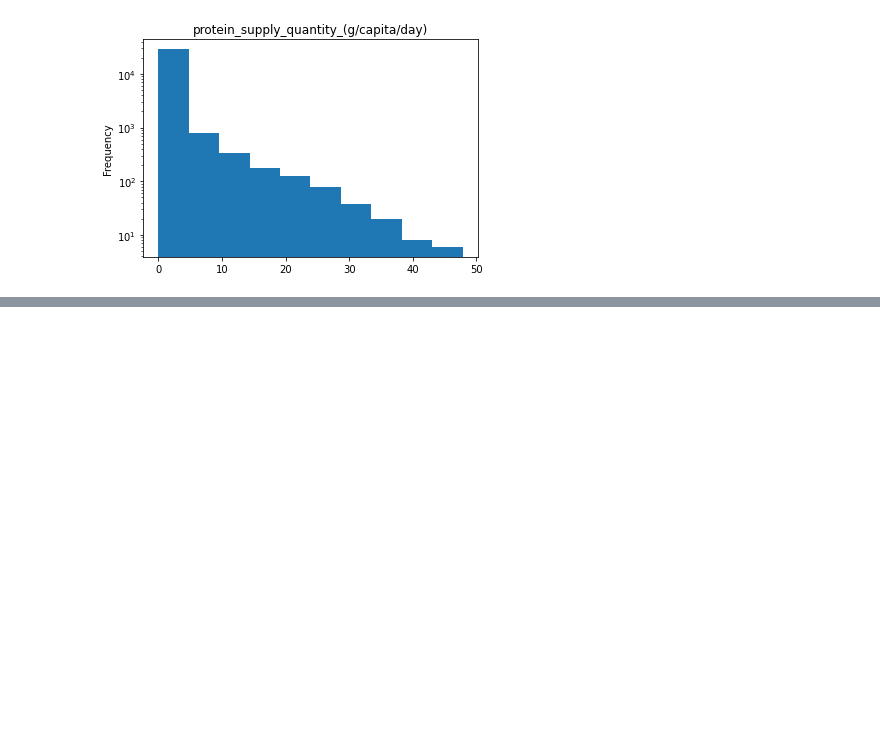
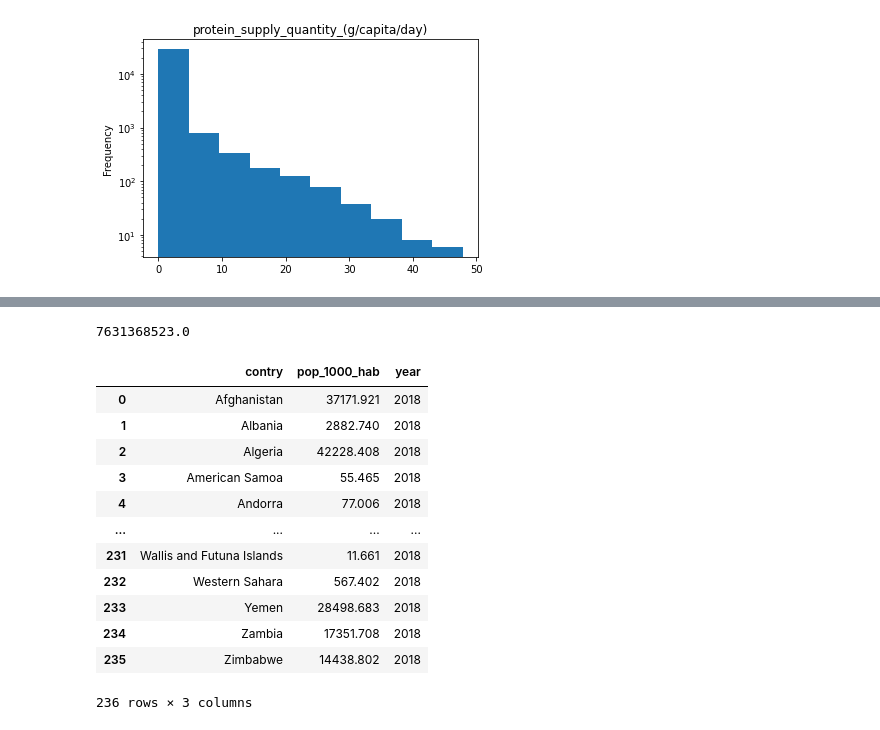
Before and after one commit to StevenDelval/PremierPasPandas, a Jupyter notebook: PremierPasPandas.ipynb, the cells around one changed output, grey strips where cells are left out. Saved outputs shown, nothing was run; the diff lists cells and outputs as text; code cells hidden in the pictures; blank space fills up the shorter version.

```diff
--- a/PremierPasPandas.ipynb
+++ b/PremierPasPandas.ipynb
@@ -353,0 +411,23 @@ for column in col_num :
+# %%
+df_pop_total_2018 = pd.read_csv("csv/df_pop2018.csv")
+df_pop_total_2018.columns = df_pop_total_2018.columns.str.strip().str.lower().str.replace(' ', '_')
+df_pop_total_2018.rename(columns ={"value":"pop_1000_hab"},inplace=True)
+df_pop_total_2018.rename(columns ={"area":"contry"},inplace=True)
+df_pop_total_2018=df_pop_total_2018[["contry","pop_1000_hab","year"]]
+print(df_pop_total_2018["pop_1000_hab"].sum()*1000)
+df_pop_total_2018
+# %% [output]
+7631368523.0
+|  | contry | pop_1000_hab | year |
+| 0 | Afghanistan | 37171.921 | 2018 |
+| 1 | Albania | 2882.740 | 2018 |
+| 2 | Algeria | 42228.408 | 2018 |
+| 3 | American Samoa | 55.465 | 2018 |
+| 4 | Andorra | 77.006 | 2018 |
+| ... | ... | ... | ... |
+| 231 | Wallis and Futuna Islands | 11.661 | 2018 |
+| 232 | Western Sahara | 567.402 | 2018 |
+| 233 | Yemen | 28498.683 | 2018 |
+| 234 | Zambia | 17351.708 | 2018 |
+| 235 | Zimbabwe | 14438.802 | 2018 |
+236 rows × 3 columns
```
Also changed, not shown: parts of 8 cells of this notebook.
